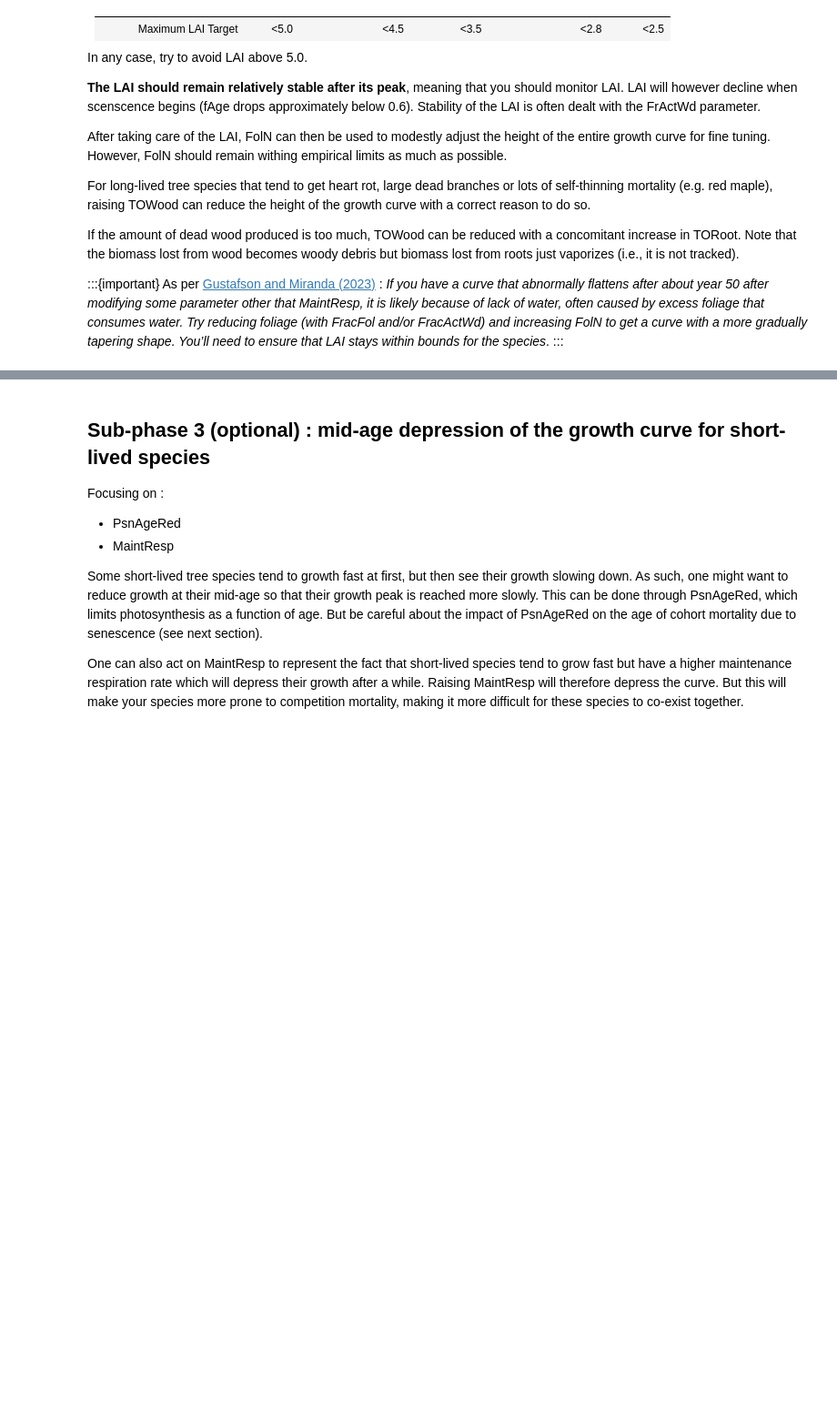
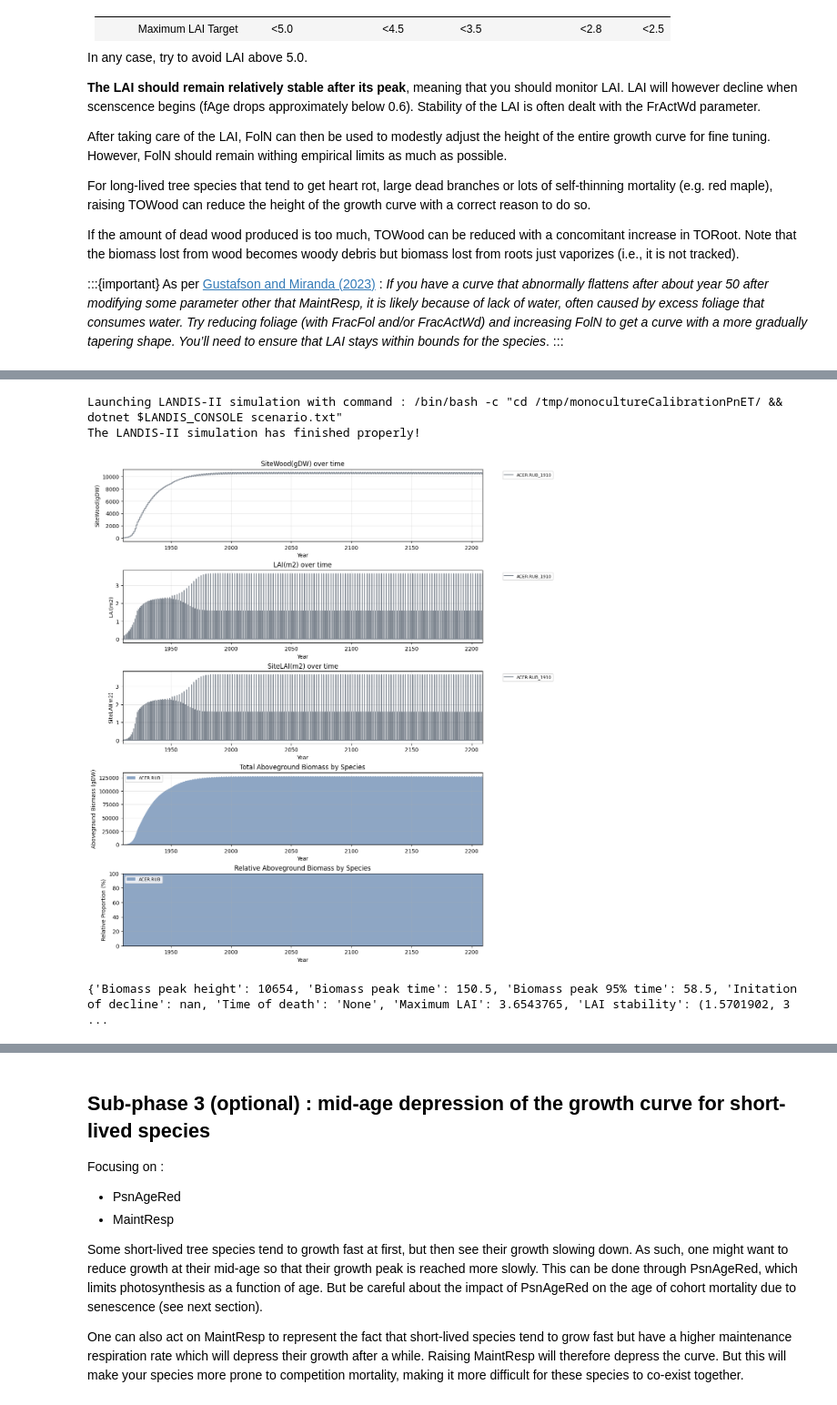
Before and after one commit to Klemet/Calibration_PnET_DIVERSE, a Jupyter notebook: calibrationJupyterBook/StartingCalibrationTest/6.Monoculture_ideal_conditions.ipynb, the cells around one changed output, grey strips where cells are left out. Shown at 91% size. Cells and saved outputs as stored; diff of their text form; code cells hidden in the pictures; blank space fills up the shorter version.

```diff
--- a/calibrationJupyterBook/StartingCalibrationTest/6.Monoculture_ideal_conditions.ipynb
+++ b/calibrationJupyterBook/StartingCalibrationTest/6.Monoculture_ideal_conditions.ipynb
@@ -1605,0 +2212,61 @@ The LANDIS-II simulation has finished properly!
+# %%
+from functionsForCalibration import *
+
+species = "ACER.RUB"
+
+core = json.load(open('./SpeciesParametersSets/Calibrated_SubSubPhase1.1.3/initialCoreSpeciesParameters.json'))
+pnet_s = json.load(open('./SpeciesParametersSets/Calibrated_SubSubPhase1.1.3/initialPnETSpeciesParameters.json'))
+gen = json.load(open('./SpeciesParametersSets/Calibrated_SubSubPhase1.1.3/InitialGenericParameters.json'))
+
+# Testing alt FolN and TOWood
+# pnet_s["PnETSpeciesParameters"][species]["FolN"] = "2.7"
+# pnet_s["PnETSpeciesParameters"][species]["TOWood"] = "0.1"
+# pnet_s["PnETSpeciesParameters"][species]["MaxFracFol"] = "0.22"
+# pnet_s["PnETSpeciesParameters"][species]["FracFolShape"] = "23"
+
+# WORKING PARAMETERS
+gen["MaintResp"] = "0.012"
+# pnet_s["PnETSpeciesParameters"]["ACER.RUB"]["FolN"] = "2.4"
+pnet_s["PnETSpeciesParameters"]["ACER.RUB"]["TOWood"] = "0.1"
+pnet_s["PnETSpeciesParameters"]["ACER.RUB"]["TORoot"] = "0.1"
+pnet_s["PnETSpeciesParameters"]["ACER.RUB"]["MaxFracFol"] = "0.141"
+pnet_s["PnETSpeciesParameters"]["ACER.RUB"]["FracFolShape"] = "16"
+pnet_s["PnETSpeciesParameters"]["ACER.RUB"]["FrActWd"] = "0.0000625"
+# pnet_s["PnETSpeciesParameters"]["ACER.RUB"]["FrActWd"] = "0.0001"
+pnet_s["PnETSpeciesParameters"]["ACER.RUB"]["FracFol"] = "0.033"
+# pnet_s["PnETSpeciesParameters"]["ACER.RUB"]["FracFol"] = "0.062845"
+# pnet_s["PnETSpeciesParameters"][species]["FrActWd"] = "0.00002875"
+# pnet_s["PnETSpeciesParameters"][species]["FrActWd"] = "0.00001675"
+# pnet_s["PnETSpeciesParameters"][species]["PsnTMin"] = "5"
+# pnet_s["PnETSpeciesParameters"][species]["PsnTOpt"] = "27"
+
+# PUTTING US IN THE HOLE
+core = {'LandisData': 'Species', 'ACER.RUB': {'Longevity': '999', 'Sexual Maturity': '5', 'Seed Dispersal Distance - Effective': '100', 'Seed Dispersal Distance - Maximum': '200', 'Vegetative Reproduction Probability': '0.75', 'Sprout Age - Min': '0', 'Sprout Age - Max': '150', 'Post Fire Regen': 'none'}}
+pnet_s = {'LandisData': 'PnETSpeciesParameters', 'PnETSpeciesParameters': {'ACER.RUB': {'FolN': 2.3383359374999997, 'SLWmax': 73.0, 'TOFol': '1', 'TORoot': 0.043313977794943226, 'TOWood': 0.05365000000000001, 'HalfSat': '181', 'H1': '-2', 'H2': '2', 'H3': '145', 'H4': '145', 'LeafOnMinT': '2.4', 'PsnTMin': '1.75', 'PsnTOpt': '25.5', 'k': '0.58', 'EstMoist': '1', 'EstRad': '0.928', 'FracFol': 0.06534506912231444, 'FrActWd': 6.7e-05, 'SLWDel': '0.2', 'AmaxA': '-46', 'AmaxB': '71.9', 'KWdLit': '0.075', 'CFracBiomass': '0.45', 'MaxFracFol': 0.141, 'FracFolShape': 16.0}}}
+
+
+pnet_s["PnETSpeciesParameters"]["ACER.RUB"]["FrActWd"] = "0.0000625"
+pnet_s["PnETSpeciesParameters"]["ACER.RUB"]["FracFol"] = "0.015345069122314453"
+
+
+# Until we're marking the scenescense phase, we're letting the cohorts live very
+# long to isolate the effect of fAge
+core[species]["Longevity"] = "999"
+
+#target_peak_time = 49.986034
+
+print(calibrationSimulationMonoculturemanawan(
+        duration=300,
+        climate="mild",
+        soil="SILO",
+        speciesToSimulate="ACER.RUB",
+        dictOfInitialCoreSpeciesParameters=core,
+        dictOfInitialPnETSpeciesParameters=pnet_s,
+        dictOfInitialPnETGenericParameters=gen,
+        plotResults = True
+    ))
+# %% [output]
+Launching LANDIS-II simulation with command : /bin/bash -c "cd /tmp/monocultureCalibrationPnET/ && dotnet $LANDIS_CONSOLE scenario.txt"
+The LANDIS-II simulation has finished properly!
+[figure, added]
+{'Biomass peak height': 10654, 'Biomass peak time': 150.5, 'Biomass peak 95% time': 58.5, 'Initation of decline': nan, 'Time of death': 'None', 'Maximum LAI': 3.6543765, 'LAI stability': (1.5701902, 3 ...
```
Also changed, not shown: parts of 8 cells of this notebook, 10 other files.
